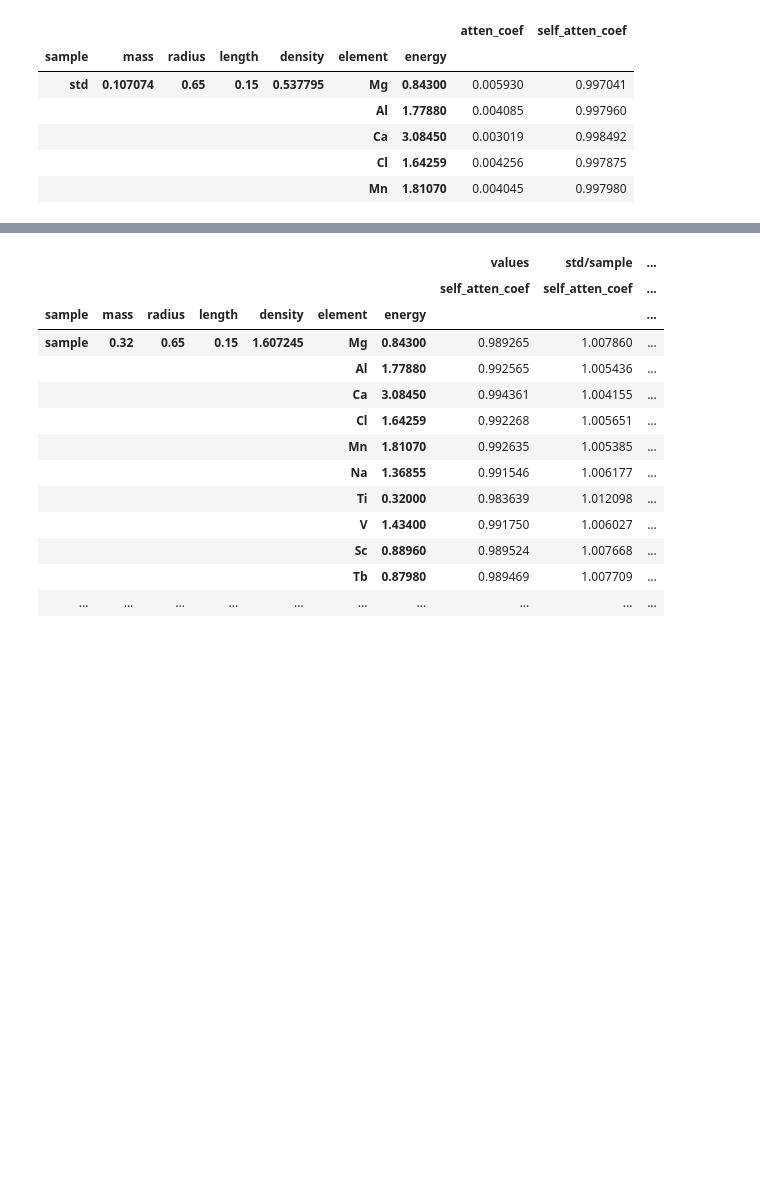
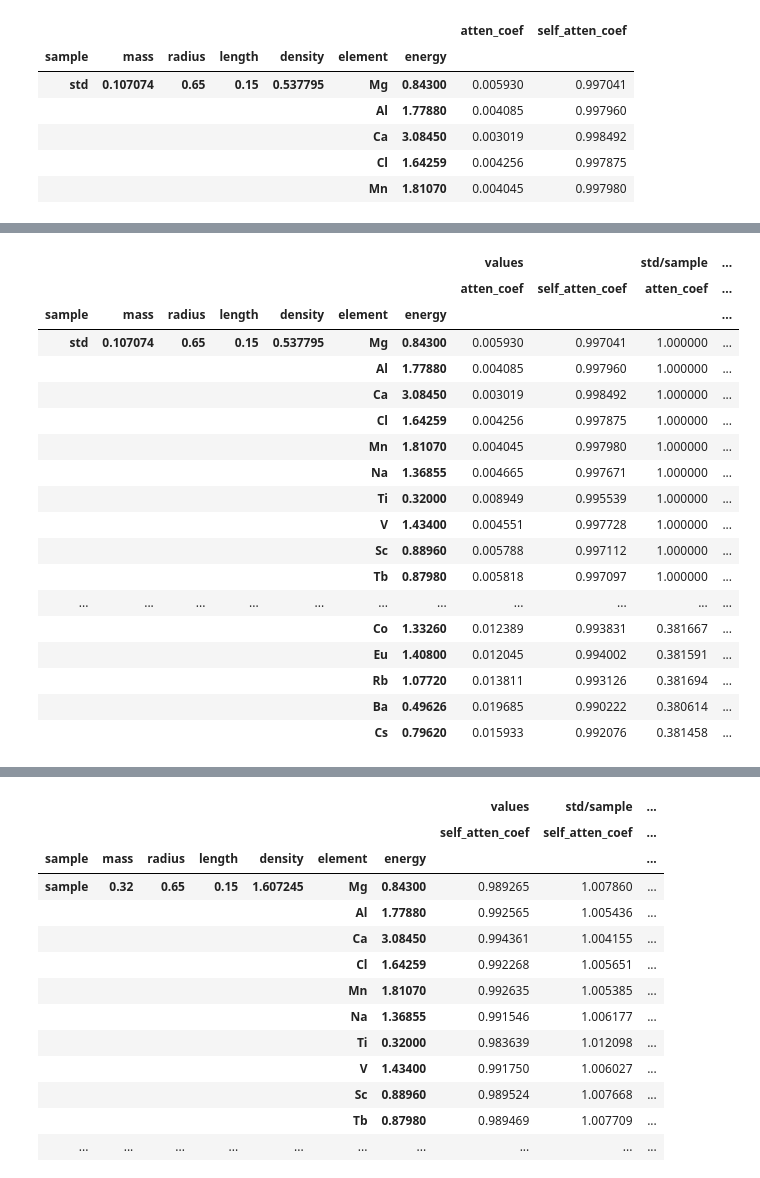
Before and after one commit to wpk-nist-gov/neutron_analysis, a Jupyter notebook: notebooks/demo.ipynb, the cells around one changed output, grey strips where cells are left out. Saved outputs shown, nothing was run; the diff lists cells and outputs as text; code cells hidden in the pictures; blank space fills up the shorter version.

```diff
--- a/notebooks/demo.ipynb
+++ b/notebooks/demo.ipynb
@@ -210,3 +202,15 @@ p.atten_table_tot.head()
 |  |  |  |  |  | Ca | 3.08450 | 0.003019 | 0.998492 |
 |  |  |  |  |  | Cl | 1.64259 | 0.004256 | 0.997875 |
 |  |  |  |  |  | Mn | 1.81070 | 0.004045 | 0.997980 |
+# %%
+std_val = 'std'
+#ref_levels = ['element','energy']
+ref_levels = ['element','energy']
+table = p.atten_table_tot
+ref = table.query("sample==@std_val").droplevel(
+    [x for x in table.index.names if x not in ref_levels]#, 'energy']]
+)
+
+ratio = ref / table
+
+uncert = np.abs(ratio - 1) / 2 / np.sqrt(6)
@@ -212,0 +221,29 @@ p.atten_table_tot.head()
+# %%
+d = {'values': table, 'std/sample': ratio, 'uncert': uncert}
+# %%
+out = (
+    pd.concat({k: photonatten.reorder_index_levels(v, table.index.names) for k,v in d.items()}, axis=1)
+    .loc[table.index]
+)
+# %%
+out
+# %% [output]
+|  |  |  |  |  |  |  | values |  | std/sample | ... |
+|  |  |  |  |  |  |  | atten_coef | self_atten_coef | atten_coef | ... |
+| sample | mass | radius | length | density | element | energy |  |  |  | ... |
+| std | 0.107074 | 0.65 | 0.15 | 0.537795 | Mg | 0.84300 | 0.005930 | 0.997041 | 1.000000 | ... |
+|  |  |  |  |  | Al | 1.77880 | 0.004085 | 0.997960 | 1.000000 | ... |
+|  |  |  |  |  | Ca | 3.08450 | 0.003019 | 0.998492 | 1.000000 | ... |
+|  |  |  |  |  | Cl | 1.64259 | 0.004256 | 0.997875 | 1.000000 | ... |
+|  |  |  |  |  | Mn | 1.81070 | 0.004045 | 0.997980 | 1.000000 | ... |
+|  |  |  |  |  | Na | 1.36855 | 0.004665 | 0.997671 | 1.000000 | ... |
+|  |  |  |  |  | Ti | 0.32000 | 0.008949 | 0.995539 | 1.000000 | ... |
+|  |  |  |  |  | V | 1.43400 | 0.004551 | 0.997728 | 1.000000 | ... |
+|  |  |  |  |  | Sc | 0.88960 | 0.005788 | 0.997112 | 1.000000 | ... |
+|  |  |  |  |  | Tb | 0.87980 | 0.005818 | 0.997097 | 1.000000 | ... |
+| ... | ... | ... | ... | ... | ... | ... | ... | ... | ... | ... |
+|  |  |  |  |  | Co | 1.33260 | 0.012389 | 0.993831 | 0.381667 | ... |
+|  |  |  |  |  | Eu | 1.40800 | 0.012045 | 0.994002 | 0.381591 | ... |
+|  |  |  |  |  | Rb | 1.07720 | 0.013811 | 0.993126 | 0.381694 | ... |
+|  |  |  |  |  | Ba | 0.49626 | 0.019685 | 0.990222 | 0.380614 | ... |
+|  |  |  |  |  | Cs | 0.79620 | 0.015933 | 0.992076 | 0.381458 | ... |
```
Also changed, not shown: parts of 8 cells of this notebook, 7 other files.
